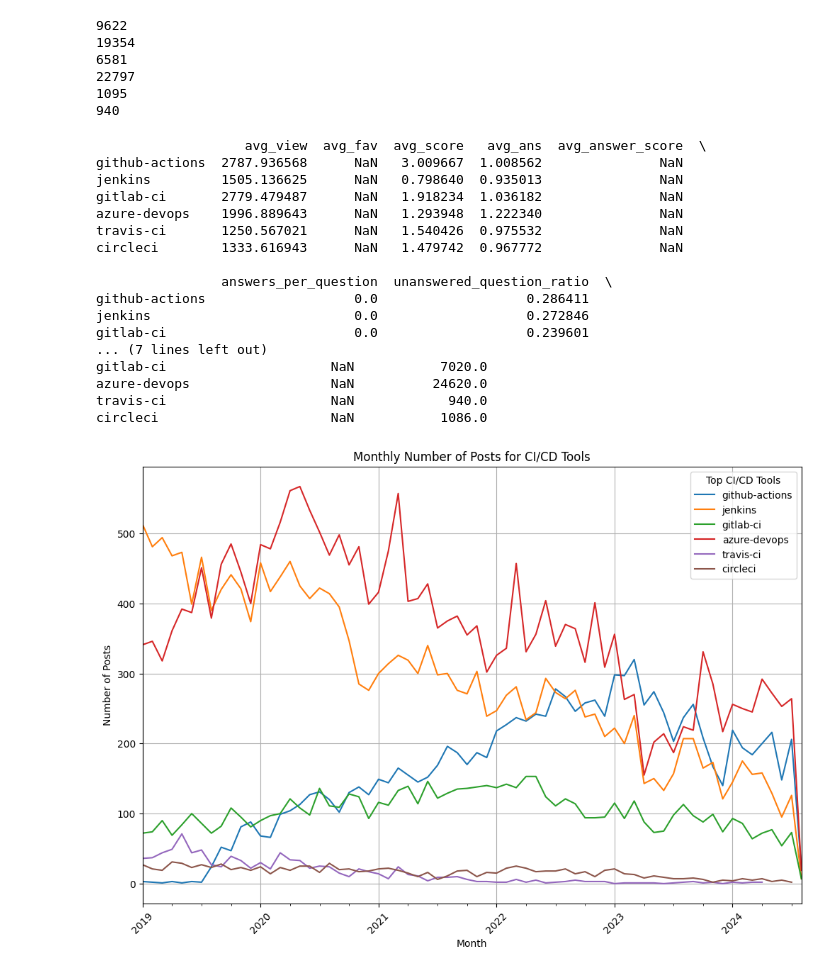
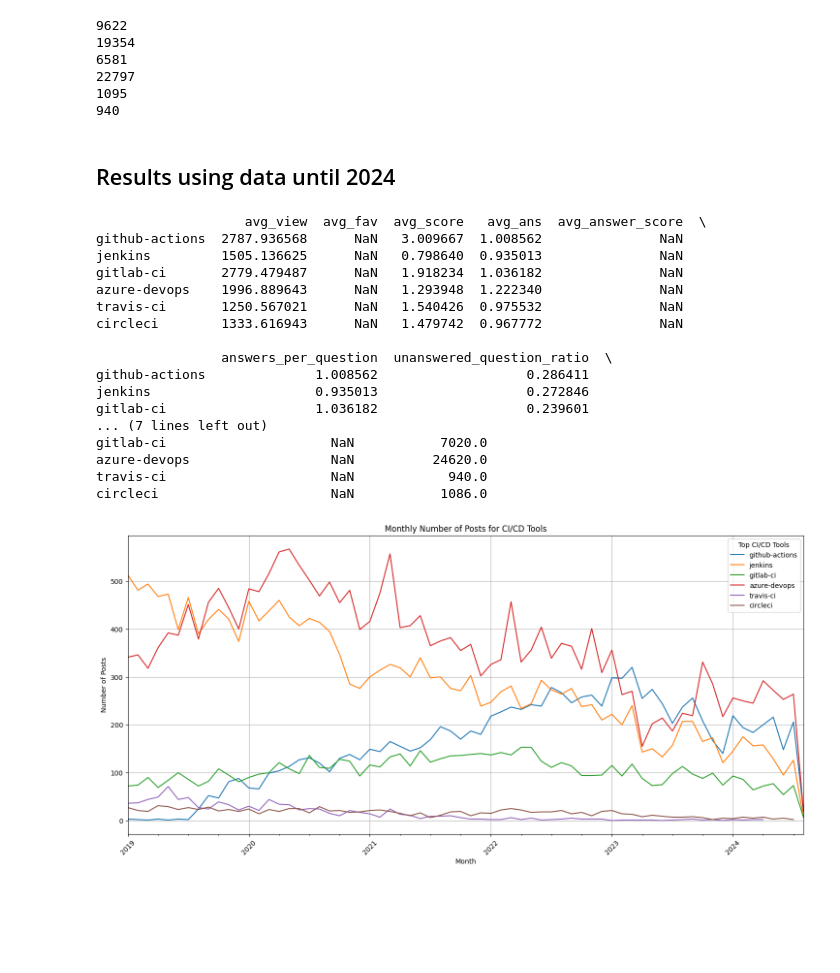
Before and after one commit to sandro-hernandez/GA_Developer_Needs_replication_package, a Jupyter notebook: RQ1_Relevance/ci_tools.ipynb, the cells around one changed output. Cells and saved outputs as stored; diff of their text form; code cells hidden in the pictures; blank space fills up the shorter version.

```diff
--- a/RQ1/ci_tools.ipynb
+++ b/RQ1_Relevance/ci_tools.ipynb
@@ -81,14 +83,16 @@ print(travis_ci_df['NumberOfQuestions'].sum())
 22797
 1095
 940
+# %% [markdown]
+## Results using data until 2024
 # %%
 import pandas as pd
 import matplotlib.pyplot as plt
 
 # Load the three datasets
-df_2019_2020 = pd.read_csv(f'..\RQ1\data\cicd_tools_stackoverflow_2019_2020.csv')
-df_2021_2022 = pd.read_csv(f'..\RQ1\data\cicd_tools_stackoverflow_2021_2022.csv')
-df_2023_2024 = pd.read_csv(f'..\RQ1\data\cicd_tools_stackoverflow_2023_2024.csv')
+df_2019_2020 = pd.read_csv(f'..\RQ1_Relevance\data\cicd_tools_stackoverflow_2019_2020.csv')
+df_2021_2022 = pd.read_csv(f'..\RQ1_Relevance\data\cicd_tools_stackoverflow_2021_2022.csv')
+df_2023_2024 = pd.read_csv(f'..\RQ1_Relevance\data\cicd_tools_stackoverflow_2023_2024.csv')
 
 # Combine the datasets into a single DataFrame
 df = pd.concat([df_2019_2020, df_2021_2022, df_2023_2024])
@@ -119,7 +123,7 @@ for tool in cicd_tools:
     avg_score = questions['Score'].mean()
     avg_ans = questions['AnswerCount'].mean()
     avg_answer_score = answers['Score'].mean() if not answers.empty else float('nan')
-    total_answers = answers.shape[0]
+    total_answers = questions['AnswerCount'].sum()
     total_questions = questions.shape[0]
     answers_per_question = total_answers / total_questions if total_questions > 0 else float('nan')
     unanswered_questions = questions[questions['AnswerCount'] == 0].shape[0]
@@ -180,35 +184,35 @@ print(results_df)
 
 # plt.tight_layout()
 # plt.show()
 
 # Plot Monthly Number of Posts for Each Tool
-plt.figure(figsize=(12, 8))
+plt.figure(figsize=(18, 8))
 for tool in cicd_tools:
     monthly_posts_data[tool].plot(label=tool)
 
 plt.title('Monthly Number of Posts for CI/CD Tools')
 plt.xlabel('Month')
 plt.ylabel('Number of Posts')
 plt.legend(title="Top CI/CD Tools")
 plt.xticks(rotation=45)
 plt.grid(True)
 plt.show()
 # %% [output]
                    avg_view  avg_fav  avg_score   avg_ans  avg_answer_score  \
 github-actions  2787.936568      NaN   3.009667  1.008562               NaN
 jenkins         1505.136625      NaN   0.798640  0.935013               NaN
 gitlab-ci       2779.479487      NaN   1.918234  1.036182               NaN
 azure-devops    1996.889643      NaN   1.293948  1.222340               NaN
 travis-ci       1250.567021      NaN   1.540426  0.975532               NaN
 circleci        1333.616943      NaN   1.479742  0.967772               NaN
 
                 answers_per_question  unanswered_question_ratio  \
-github-actions                   0.0                   0.286411
-jenkins                          0.0                   0.272846
-gitlab-ci                        0.0                   0.239601
+github-actions              1.008562                   0.286411
+jenkins                     0.935013                   0.272846
+gitlab-ci                   1.036182                   0.239601
 ... (7 lines left out)
 gitlab-ci                     NaN           7020.0
 azure-devops                  NaN          24620.0
 travis-ci                     NaN            940.0
 circleci                      NaN           1086.0
-[figure, old version]
+[figure, new version]
```
Also changed, not shown: parts of 2 cells of this notebook, 20 other files.
